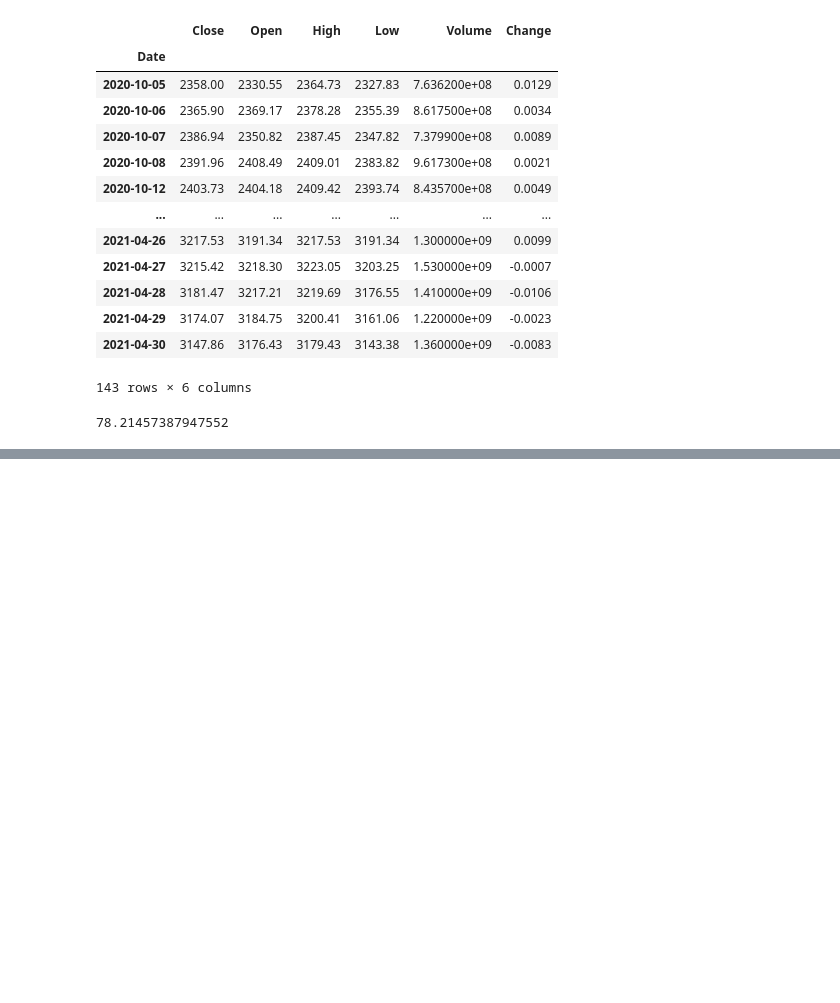
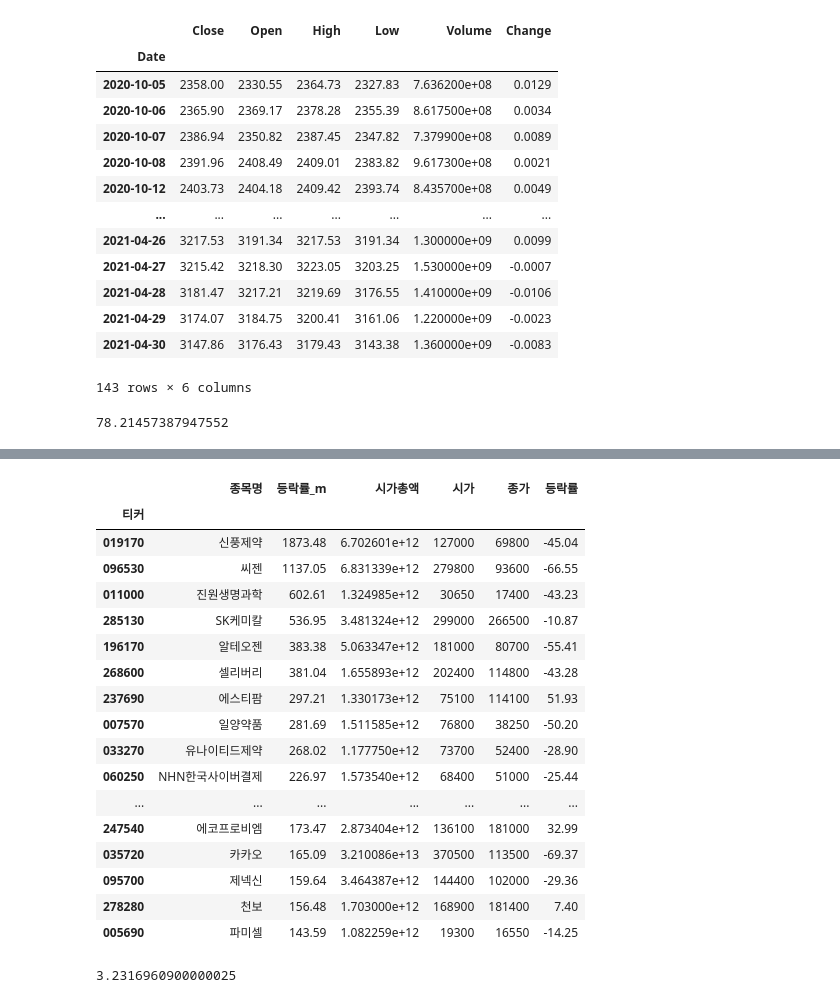
Before and after one commit to sharebook-kr/book-pandas-for-finance, a Jupyter notebook: ch13/ch13-momentum.ipynb, the cells around one changed output, grey strips where cells are left out. Cells and saved outputs as stored; diff of their text form; code cells hidden in the pictures; blank space fills up the shorter version.

```diff
--- a/ch13/ch13-momentum.ipynb
+++ b/ch13/ch13-momentum.ipynb
@@ -181,0 +233,3 @@ CAGR * 100
+# %%
+all3 = all2.join(other=cap)
+all3
@@ -181,0 +251,4 @@ CAGR * 100
+# %%
+# 대형주 필터링
+big = all3.sort_values(by='시가총액', ascending=False)[:200]
+big
@@ -181,0 +287,3 @@ CAGR * 100
+# %%
+big_pct20 = big.sort_values(by='등락률', ascending=False)[:20]
+big_pct20
@@ -181,0 +309,8 @@ CAGR * 100
+# %%
+pct_df = stock.get_market_price_change_by_ticker(
+    fromdate="20201006",  # 2020-10-05일 종가가 시가 컬럼임
+    todate="20210430",
+    market="ALL"
+)
+pct_df = pct_df[['시가', '종가', '등락률']]
+pct_df
@@ -181,0 +332,22 @@ CAGR * 100
+# %%
+big_mom_result = big_pct20.join(pct_df, lsuffix='_m')
+big_mom_result
+# %% [output]
+|  | 종목명 | 등락률_m | 시가총액 | 시가 | 종가 | 등락률 |
+| 티커 |  |  |  |  |  |  |
+| 019170 | 신풍제약 | 1873.48 | 6.702601e+12 | 127000 | 69800 | -45.04 |
+| 096530 | 씨젠 | 1137.05 | 6.831339e+12 | 279800 | 93600 | -66.55 |
+| 011000 | 진원생명과학 | 602.61 | 1.324985e+12 | 30650 | 17400 | -43.23 |
+| 285130 | SK케미칼 | 536.95 | 3.481324e+12 | 299000 | 266500 | -10.87 |
+| 196170 | 알테오젠 | 383.38 | 5.063347e+12 | 181000 | 80700 | -55.41 |
+| 268600 | 셀리버리 | 381.04 | 1.655893e+12 | 202400 | 114800 | -43.28 |
+| 237690 | 에스티팜 | 297.21 | 1.330173e+12 | 75100 | 114100 | 51.93 |
+| 007570 | 일양약품 | 281.69 | 1.511585e+12 | 76800 | 38250 | -50.20 |
+| 033270 | 유나이티드제약 | 268.02 | 1.177750e+12 | 73700 | 52400 | -28.90 |
+| 060250 | NHN한국사이버결제 | 226.97 | 1.573540e+12 | 68400 | 51000 | -25.44 |
+| ... | ... | ... | ... | ... | ... | ... |
+| 247540 | 에코프로비엠 | 173.47 | 2.873404e+12 | 136100 | 181000 | 32.99 |
+| 035720 | 카카오 | 165.09 | 3.210086e+13 | 370500 | 113500 | -69.37 |
+| 095700 | 제넥신 | 159.64 | 3.464387e+12 | 144400 | 102000 | -29.36 |
+| 278280 | 천보 | 156.48 | 1.703000e+12 | 168900 | 181400 | 7.40 |
+| 005690 | 파미셀 | 143.59 | 1.082259e+12 | 19300 | 16550 | -14.25 |
@@ -181,0 +357,7 @@ CAGR * 100
+# %%
+최초자산 = kospi_momentum20_result['원금'].sum()
+최종자산 = kospi_momentum20_result['매도금'].sum()
+big_mom_cagr = (최종자산/최초자산) ** (1/0.5) - 1    # 6개월
+big_mom_cagr * 100
+# %% [output]
+3.2316960900000025
```
Also changed, not shown: parts of 12 cells of this notebook.
